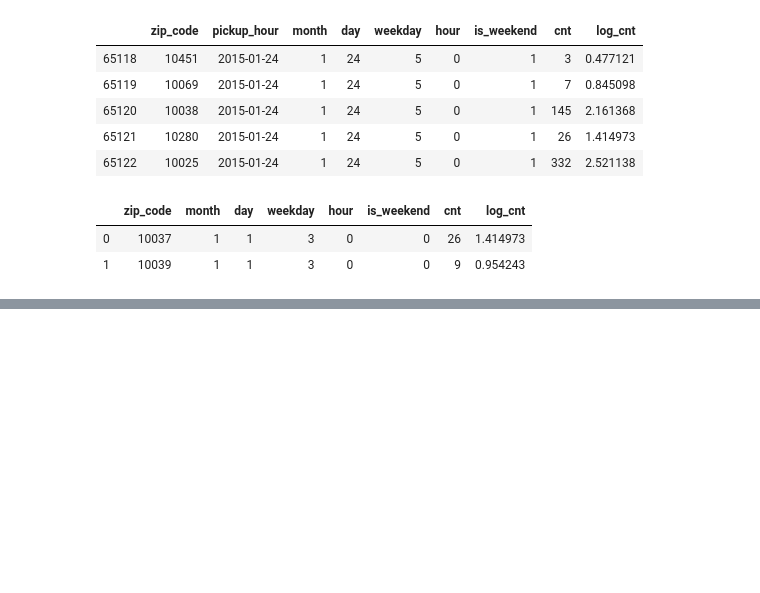
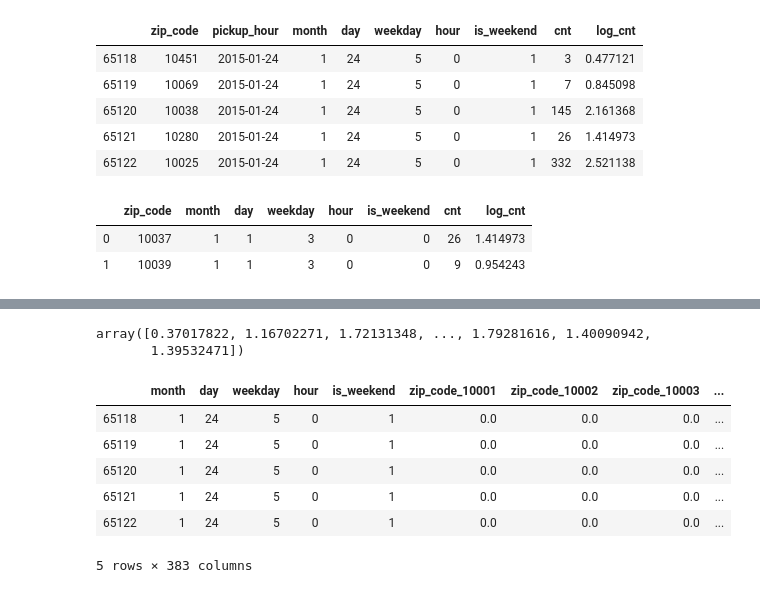
Before and after one commit to jeonprize/New_york_demand_forecasting, a Jupyter notebook: 베이스라인 모델.ipynb, the cells around one changed output, grey strips where cells are left out. Saved outputs shown, nothing was run; the diff lists cells and outputs as text; code cells hidden in the pictures; blank space fills up the shorter version.

```diff
--- a/베이스라인 모델.ipynb
+++ b/베이스라인 모델.ipynb
@@ -195,0 +251,23 @@ x_test = test_df.copy()
+# %%
+lr_reg = LinearRegression()
+lr_reg.fit(x_train, y_train_log)
+pred = lr_reg.predict(x_test)
+pred
+# %% [output]
+array([0.37017822, 1.16702271, 1.72131348, ..., 1.79281616, 1.40090942,
+       1.39532471])
+# %%
+test_df['pred_log'] = pred
+test_df['pred_reverse'] = 10 ** pred
+test_df['real_log'] = y_test_log
+test_df['real_raw'] = y_test_raw
+# %%
+test_df.head()
+# %% [output]
+|  | month | day | weekday | hour | is_weekend | zip_code_10001 | zip_code_10002 | zip_code_10003 | ... |
+| 65118 | 1 | 24 | 5 | 0 | 1 | 0.0 | 0.0 | 0.0 | ... |
+| 65119 | 1 | 24 | 5 | 0 | 1 | 0.0 | 0.0 | 0.0 | ... |
+| 65120 | 1 | 24 | 5 | 0 | 1 | 0.0 | 0.0 | 0.0 | ... |
+| 65121 | 1 | 24 | 5 | 0 | 1 | 0.0 | 0.0 | 0.0 | ... |
+| 65122 | 1 | 24 | 5 | 0 | 1 | 0.0 | 0.0 | 0.0 | ... |
+5 rows × 383 columns
```
Also changed, not shown: parts of 11 cells of this notebook.
